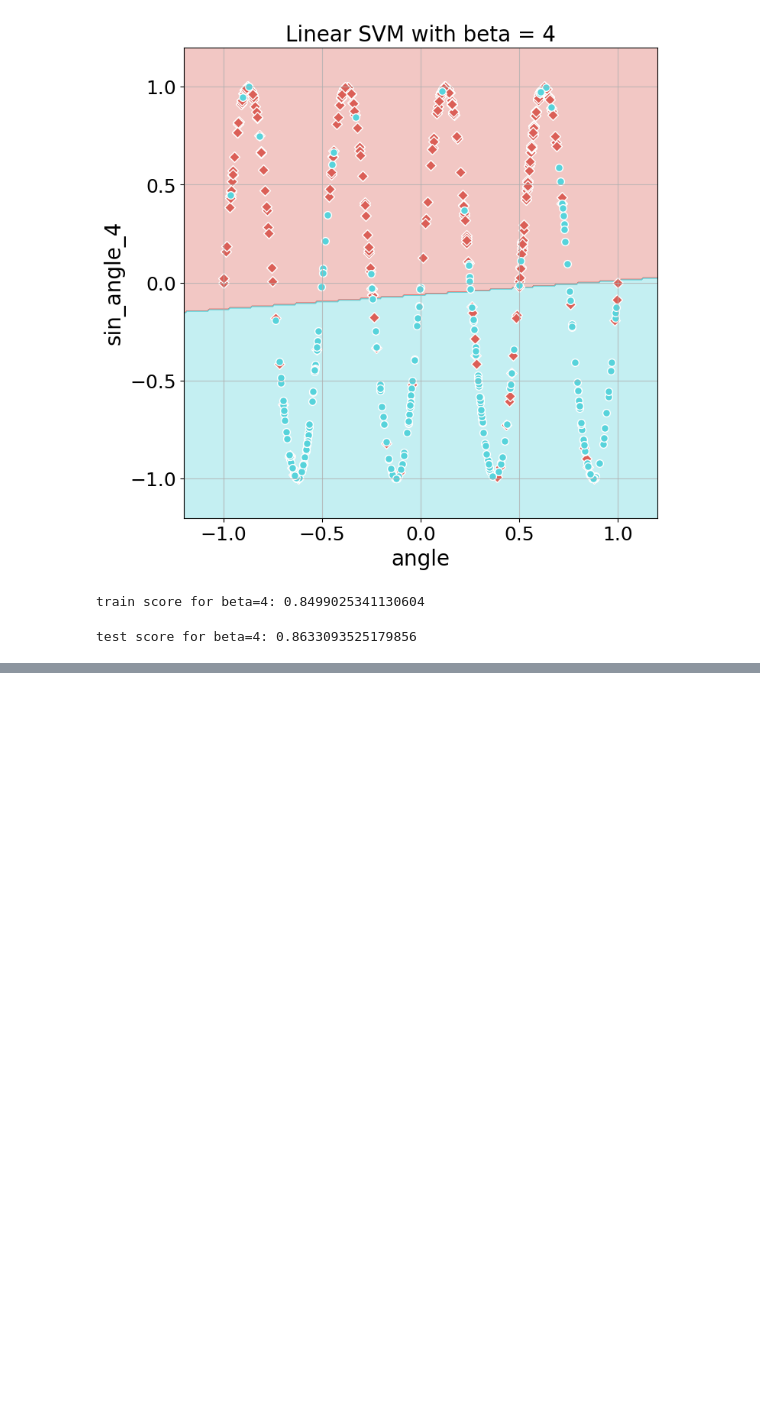
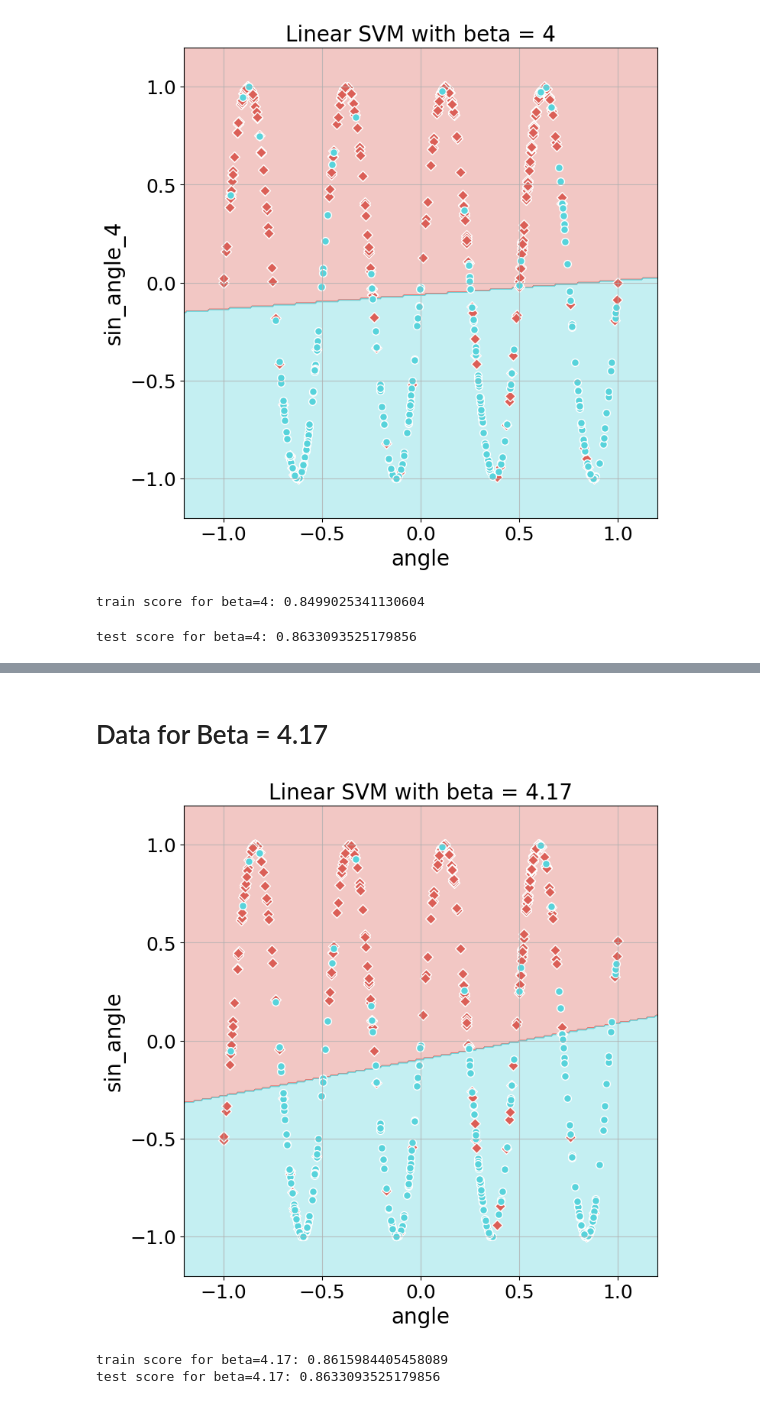
Before and after one commit to dgershko/iml_hw2, a Jupyter notebook: 207376807-209088723.ipynb, the cells around one changed output, grey strips where cells are left out. Drawn from its saved outputs; the diff is of its cells as text; code cells hidden in the pictures; blank space fills up the shorter version.

```diff
--- a/207376807-209088723.ipynb
+++ b/207376807-209088723.ipynb
@@ -602,0 +671,33 @@ test score for beta=4: 0.8633093525179856
+# %% [markdown]
+# Data for Beta = 4.17
+# %%
+beta = 4.17
+pcr_2_6_full_data.loc[:, 'sin_angle'] = np.sin(beta*np.pi*pcr_2_6_full_data['angle'])
+# scale the angle to (-1, +1)
+pcr_2_6_full_data['sin_angle'] = MinMaxScaler(feature_range=(-1, +1)).fit_transform(pcr_2_6_full_data[['sin_angle']])
+pcr_2_6_full_data['angle'] = MinMaxScaler(feature_range=(-1, +1)).fit_transform(pcr_2_6_full_data[['angle']])
+
+angle_sin_angle = pcr_2_6_full_data[['angle', 'sin_angle']].values
+
+pcr_2_6_full_data = pcr_2_6_full_data.copy()
+
+svc_beta = SVC(C=1, gamma=1, kernel='linear')
+svc_beta.fit(angle_sin_angle, pcr_2_6_train_data_labels)
+visualize_clf(svc_beta, angle_sin_angle, pcr_2_6_train_data_labels, f'Linear SVM with beta = {beta}', xlabel='angle', ylabel='sin_angle')
+train_score = svc_beta.score(angle_sin_angle, pcr_2_6_train_data_labels)
+print(f"train score for beta={beta}: {train_score}")
+
+# transform the test data to use angle, sin_angle
+pcr_2_6_full_test_data.loc[:, 'angle'] = pcr_2_6_full_test_data.apply(lambda row: np.arctan2(row['PCR_06'], row['PCR_02']), axis=1)
+pcr_2_6_full_test_data.loc[:, 'angle'] = MinMaxScaler(feature_range=(-1, +1)).fit_transform(pcr_2_6_full_test_data[['angle']])
+pcr_2_6_full_test_data.loc[:, 'sin_angle'] = np.sin(4.124*np.pi*pcr_2_6_full_test_data['angle'])
+pcr_2_6_full_test_data.loc[:, 'sin_angle'] = MinMaxScaler(feature_range=(-1, +1)).fit_transform(pcr_2_6_full_test_data[['sin_angle']])
+pcr_2_6_full_test_data = pcr_2_6_full_test_data.copy()
+
+test_angle_sin_angle = pcr_2_6_full_test_data[['angle', 'sin_angle']].values
+test_score = svc_beta.score(test_angle_sin_angle, pcr_2_6_test_data_labels)
+print(f"test score for beta={beta}: {test_score}")
+# %% [output]
+[figure, added]
+train score for beta=4.17: 0.8615984405458089
+test score for beta=4.17: 0.8633093525179856
```
Also changed, not shown: parts of 3 cells of this notebook.
